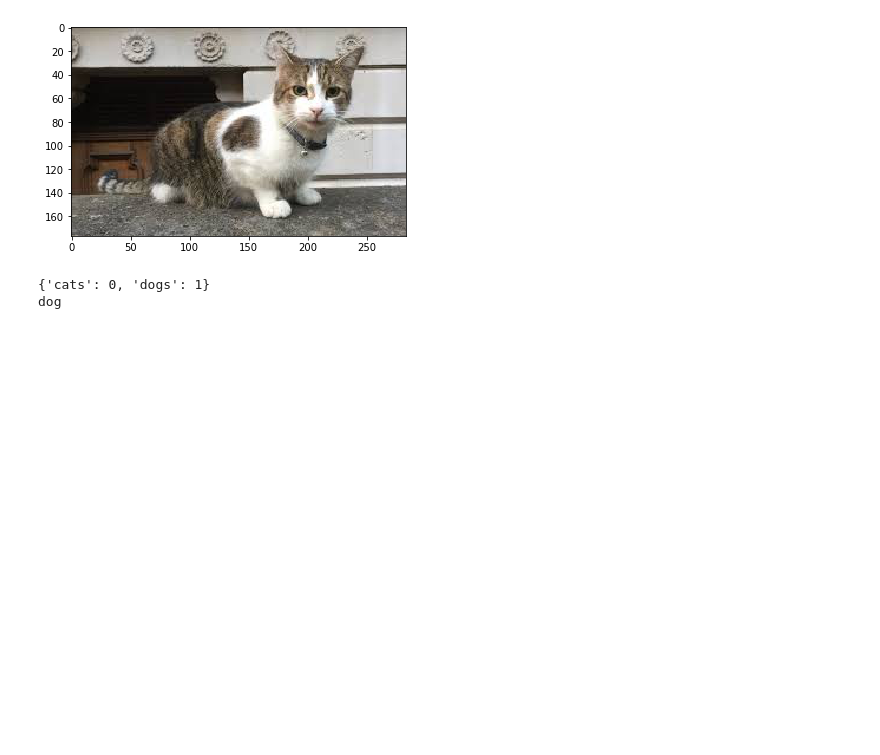
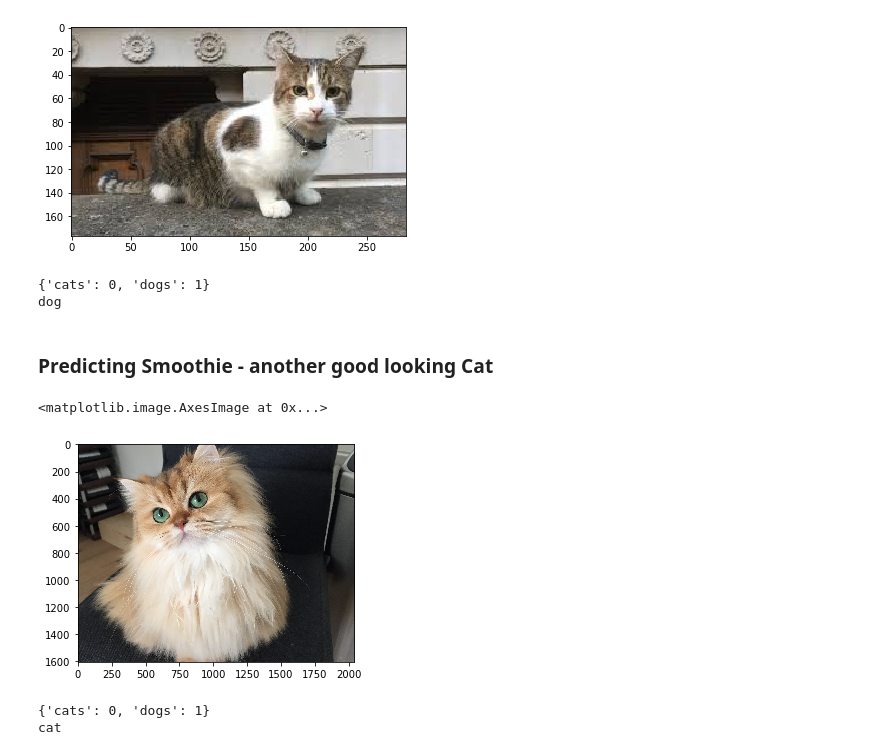
Before and after one commit to Atheros167/Convolutional-Neural-Network, a Jupyter notebook: cnn_prediction.ipynb, the cells around one changed output. Saved outputs shown, nothing was run; the diff lists cells and outputs as text; code cells hidden in the pictures; blank space fills up the shorter version.

```diff
--- a/cnn_prediction.ipynb
+++ b/cnn_prediction.ipynb
@@ -479,3 +479,42 @@ print(prediction)
 # %% [output]
 {'cats': 0, 'dogs': 1}
 dog
+# %% [markdown]
+### Predicting Smoothie - another good looking Cat
+# %%
+# Image 2 - This is a cat
+
+path = "dataset/single_prediction/smoothie.jpg"
+
+img = load_img(path)
+plt.imshow(img)
+# %% [output]
+<matplotlib.image.AxesImage at 0x...>
+[figure, added]
+# %%
+# Doing the same for second image
+
+# Loading the image with the exact target size as training images
+test_image=image.load_img('dataset/single_prediction/smoothie.jpg',target_size=(128, 128))
+
+# Expanging the dimensions to match what is needed for predicting
+test_image=image.img_to_array(test_image)
+test_image=np.expand_dims(test_image,axis=0)
+
+
+# Applying the predict function using our trained model
+result=classifier.predict(test_image)
+
+# Here the result is going to be a 1 or a 0, but for us to know which one is 1 and which is 0
+print(training_set.class_indices)
+
+
+if result[0][0]==1:
+    prediction='dog'
+else:
+    prediction='cat'
+
+print(prediction)
+# %% [output]
+{'cats': 0, 'dogs': 1}
+cat
```
Also changed, not shown: parts of 6 cells of this notebook.
